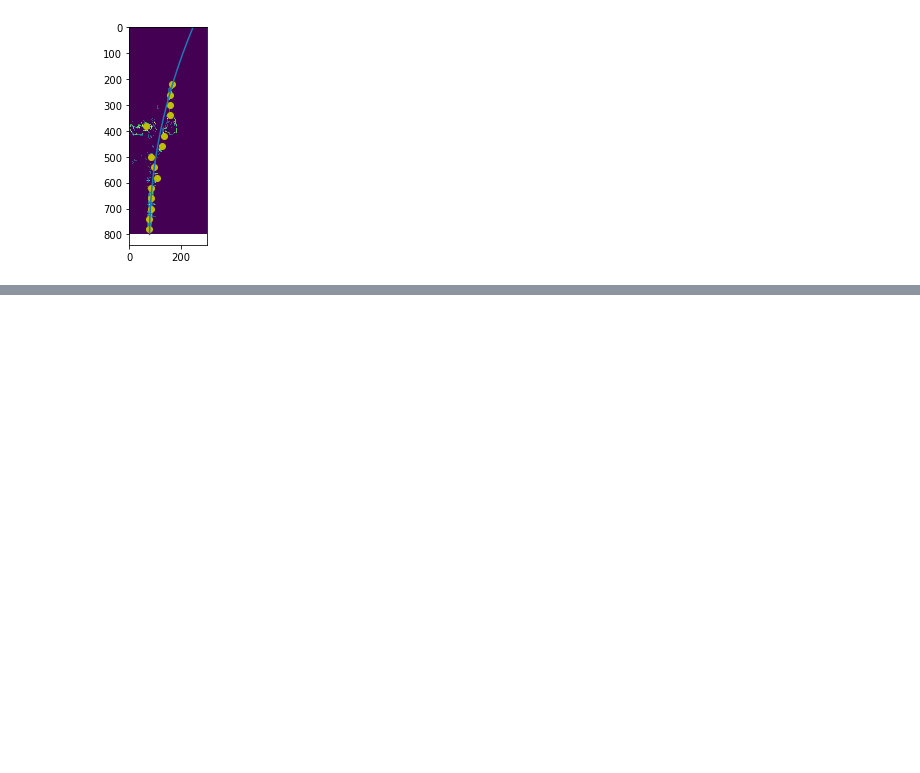
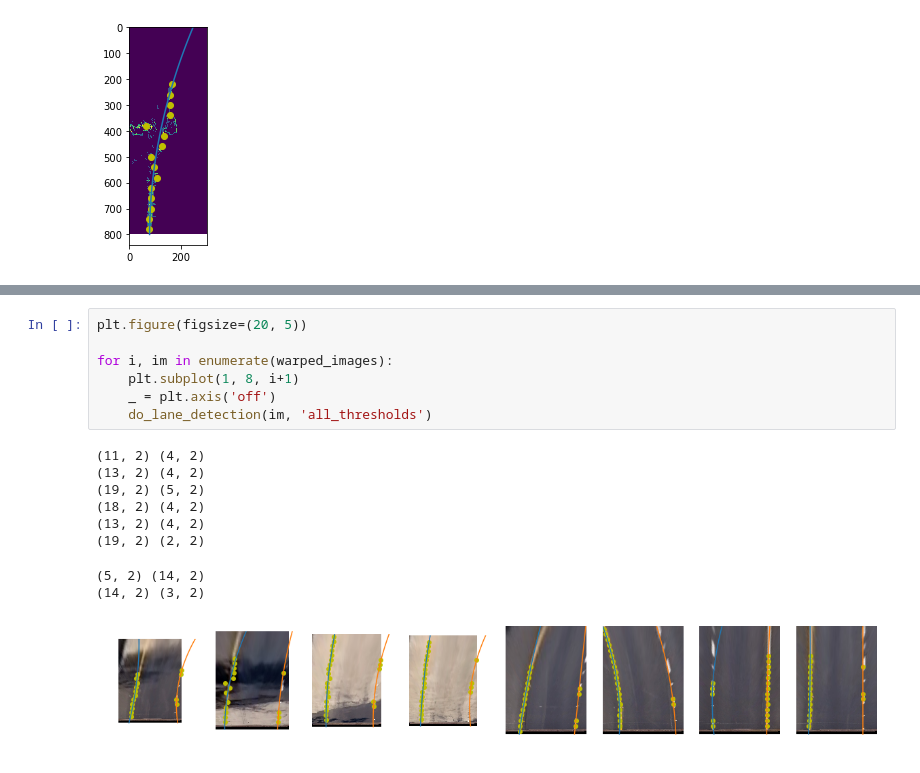
Before and after one commit to semeniuta/CarND-Advanced-Lane-Lines, a Jupyter notebook: advanced_lane_finding_proto.ipynb, the cells around one changed output, grey strips where cells are left out. Saved outputs shown, nothing was run; the diff lists cells and outputs as text; blank space fills up the shorter version.

```diff
--- a/advanced_lane_finding_proto.ipynb
+++ b/advanced_lane_finding_proto.ipynb
@@ -380,0 +425,17 @@ plt.plot(poly_right(poly_y), poly_y)
+# %%
+plt.figure(figsize=(20, 5))
+
+for i, im in enumerate(warped_images):
+    plt.subplot(1, 8, i+1)
+    _ = plt.axis('off')
+    do_lane_detection(im, 'all_thresholds')
+# %% [output]
+(11, 2) (4, 2)
+(13, 2) (4, 2)
+(19, 2) (5, 2)
+(18, 2) (4, 2)
+(13, 2) (4, 2)
+(19, 2) (2, 2)
+(5, 2) (14, 2)
+(14, 2) (3, 2)
+[figure, added]
```
Also changed, not shown: parts of 10 cells of this notebook.
